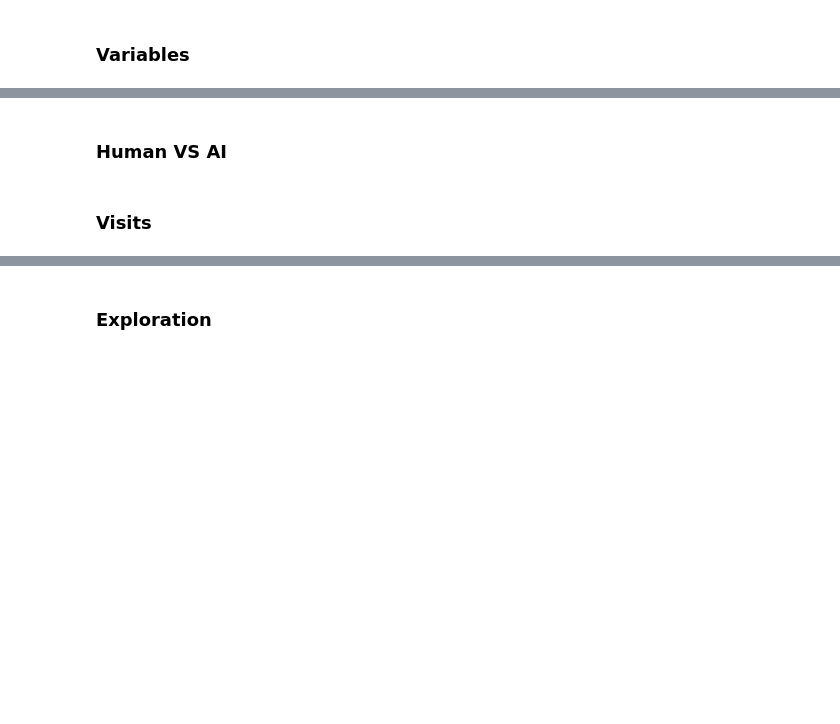
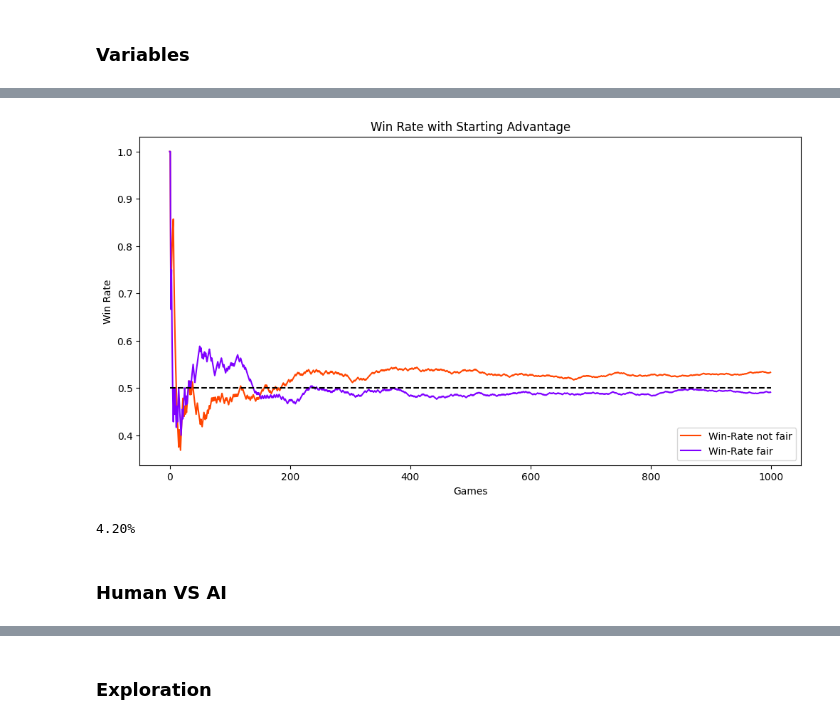
Before and after one commit to andreabazerla/dpcm-card-game, a Jupyter notebook: notebooks/analysis.ipynb, the cells around one changed output, grey strips where cells are left out. Saved outputs shown, nothing was run; the diff lists cells and outputs as text; code cells hidden in the pictures; blank space fills up the shorter version.

```diff
--- a/notebooks/analysis.ipynb
+++ b/notebooks/analysis.ipynb
@@ -38,22 +48,25 @@ plt.show()
 # %%
-fig = plt.figure(1, figsize=(15, 7))
+def get_fair_graph():
+    fig = plt.figure(1, figsize=(12, 6))
 
-not_fair_file = 'not_fair.csv'
-fair_file = 'fair.csv'
+    not_fair_file = 'not_fair.csv'
+    fair_file = 'fair.csv'
 
-not_fair_df = pd.read_csv('../data/' + not_fair_file)
-fair_df = pd.read_csv('../data/' + fair_file)
+    not_fair_df = pd.read_csv('../data/' + not_fair_file)
+    fair_df = pd.read_csv('../data/' + fair_file)
 
-plt.plot(not_fair_df.index, not_fair_df['Rate'], color = orange, label='Win-Rate not fair')
-plt.plot(fair_df.index, fair_df['Rate'], color = purple, label='Win-Rate fair')
+    plt.plot(not_fair_df.index, not_fair_df['Rate'], color = orange, label='Win-Rate not fair')
+    plt.plot(fair_df.index, fair_df['Rate'], color = purple, label='Win-Rate fair')
 
-plt.hlines(0.5, 0, len(not_fair_df), colors='black', linestyles='dashed')
+    plt.hlines(0.5, 0, len(not_fair_df), colors='black', linestyles='dashed')
 
-plt.title('Win Rate with Starting Advantage')
+    plt.title('Win Rate with Starting Advantage')
 
-plt.legend(loc='lower right')
+    plt.legend(loc='lower right')
 
-plt.xlabel('Simulations')
-plt.ylabel('Win Rate')
+    plt.xlabel('Games')
+    plt.ylabel('Win Rate')
 
-plt.show()
+    plt.show()
+
+    print(f'{abs(not_fair_df['Rate'].iloc[-1] - fair_df['Rate'].iloc[-1])*100:.2f}%')
@@ -62,3 +73,8 @@ print(f'{abs(not_fair_df['Rate'].iloc[-1] - fair_df['Rate'].iloc[-1])*100:.2f}%'
+# %%
+get_fair_graph()
+# %% [output]
+[figure, added]
+4.20%
 # %% [markdown]
 ### Human VS AI
 # %%
@@ -85,2 +101,0 @@ print(f'{abs(results_df['Rate'].iloc[-1] - fair_df['Rate'].iloc[-1])*100:.2f}%')
-# %% [markdown]
-### Visits
```
Also changed, not shown: parts of 69 cells of this notebook.
